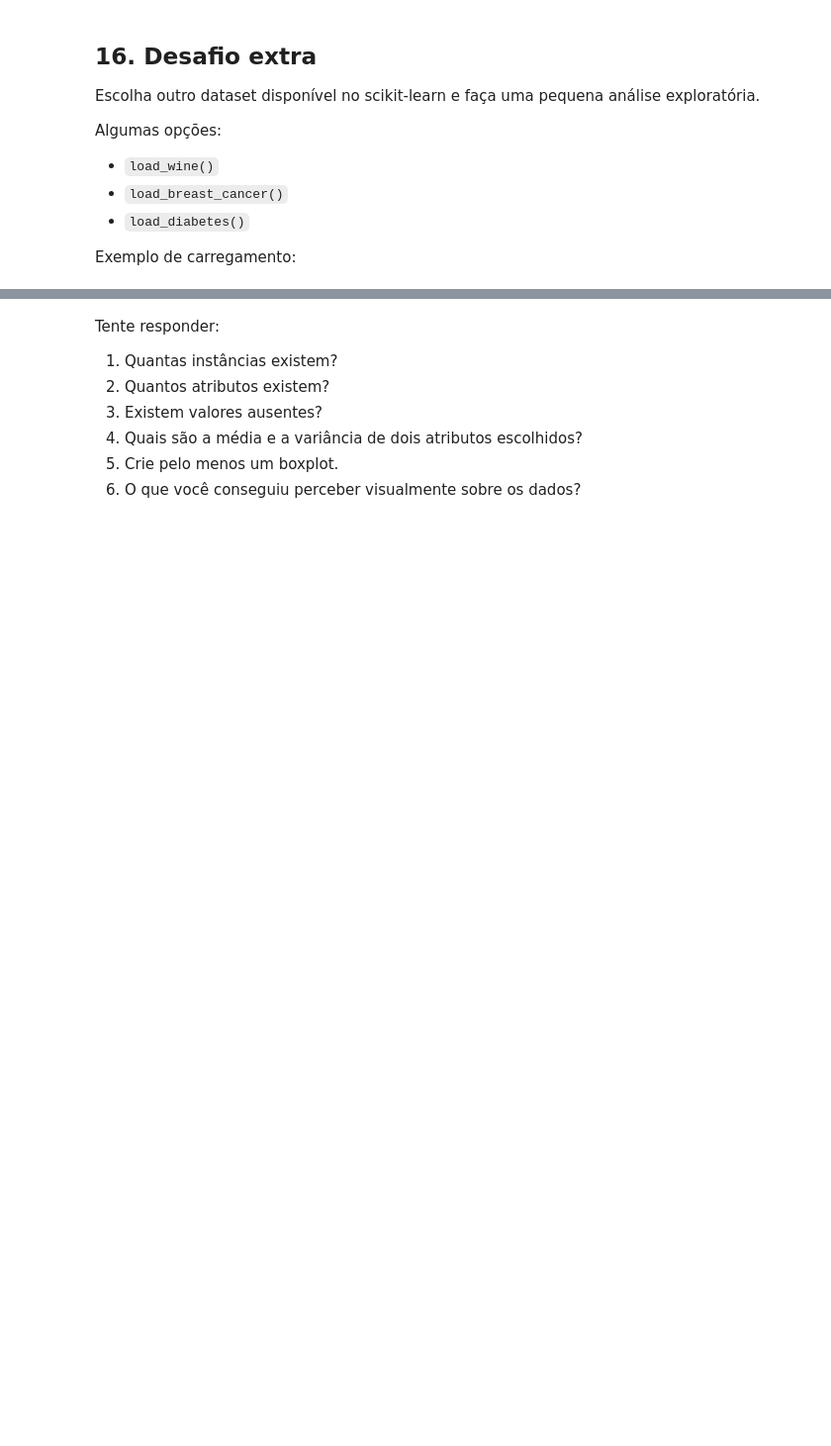
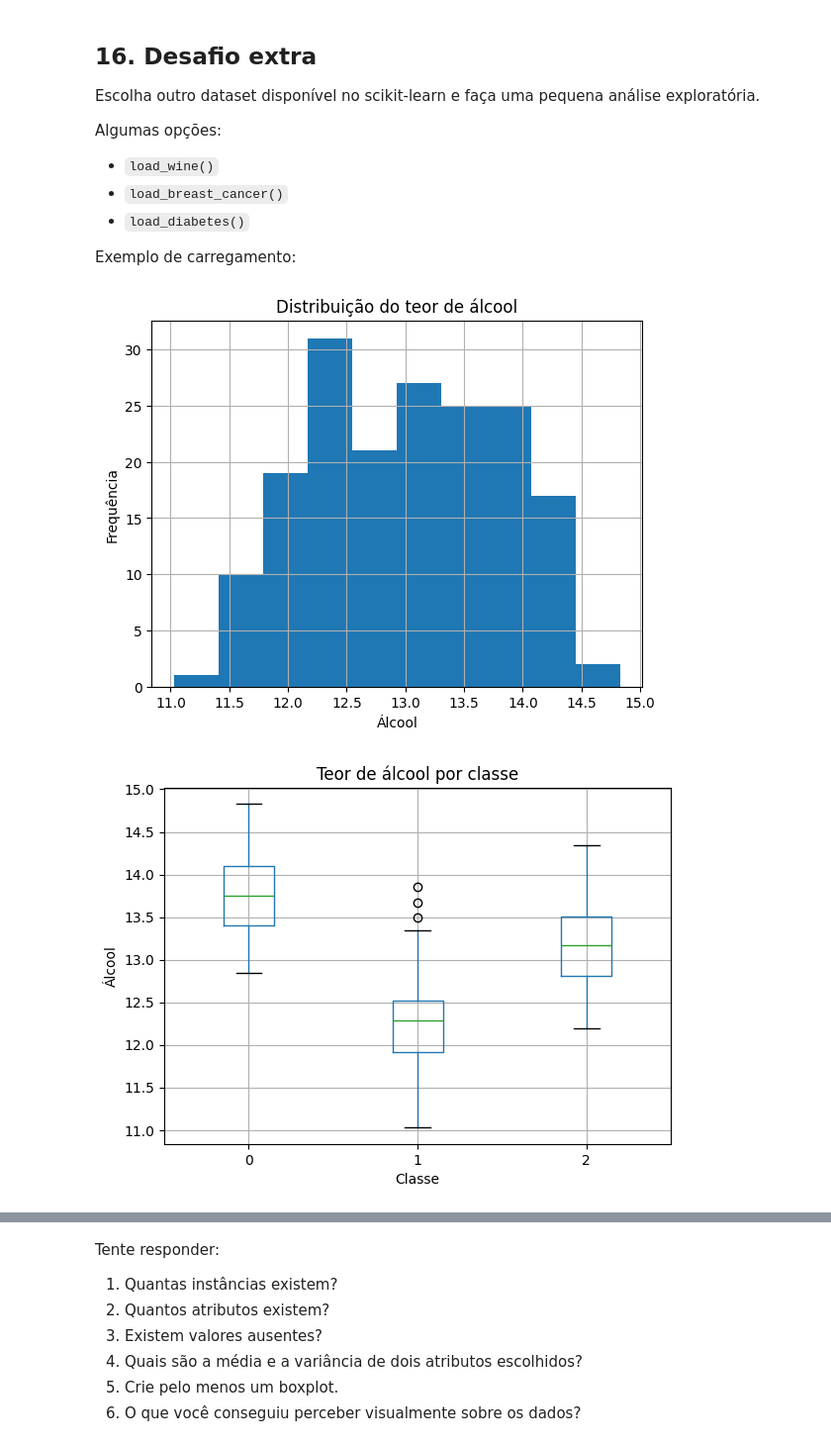
Before and after one commit to Pedro-Emmanuel-G-C-Machado/Algoritimo-, a Jupyter notebook: Aula_Prática_01_Python_Colab_IA.ipynb, the cells around one changed output, grey strips where cells are left out. Shown at 99% size. Saved outputs shown, nothing was run; the diff lists cells and outputs as text; code cells hidden in the pictures; blank space fills up the shorter version.

```diff
--- a/Aula_Prática_01_Python_Colab_IA.ipynb
+++ b/Aula_Prática_01_Python_Colab_IA.ipynb
@@ -538,0 +835,53 @@ df_wine.head()
+# %%
+from sklearn.datasets import load_wine
+
+wine = load_wine(as_frame=True)
+df_wine = wine.frame
+
+df_wine.head(10)
+
+df_wine.shape
+
+df_wine.columns
+
+wine.target_names
+
+df_wine['target'].value_counts()
+
+df_wine['alcohol'].mean()
+
+df_wine['alcohol'].min()
+
+df_wine['alcohol'].max()
+
+df_wine['alcohol'].std()
+
+df_wine.groupby('target').mean()
+
+df_wine['alcohol'].hist()
+plt.xlabel('Álcool')
+plt.ylabel('Frequência')
+plt.title('Distribuição do teor de álcool')
+plt.show()
+
+df_wine.boxplot(
+    column='alcohol',
+    by='target'
+)
+plt.title('Teor de álcool por classe')
+plt.suptitle('')
+plt.xlabel('Classe')
+plt.ylabel('Álcool')
+plt.show()
+
+df_wine.plot.scatter(
+    x='alcohol',
+    y='color_intensity'
+)
+plt.xlabel('Álcool')
+plt.ylabel('Intensidade da cor')
+plt.title('Álcool x Intensidade da cor')
+plt.show()
+# %% [output]
+[figure, added]
+[figure, added]
```
Also changed, not shown: parts of 38 cells of this notebook.
